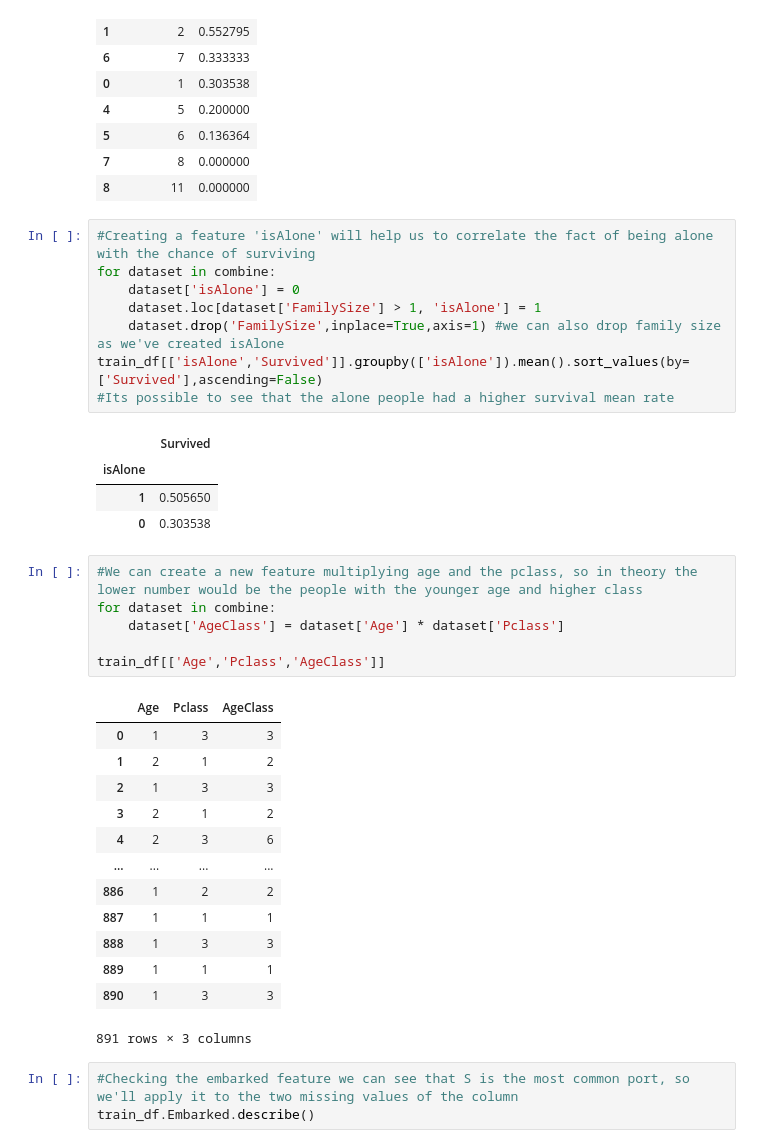
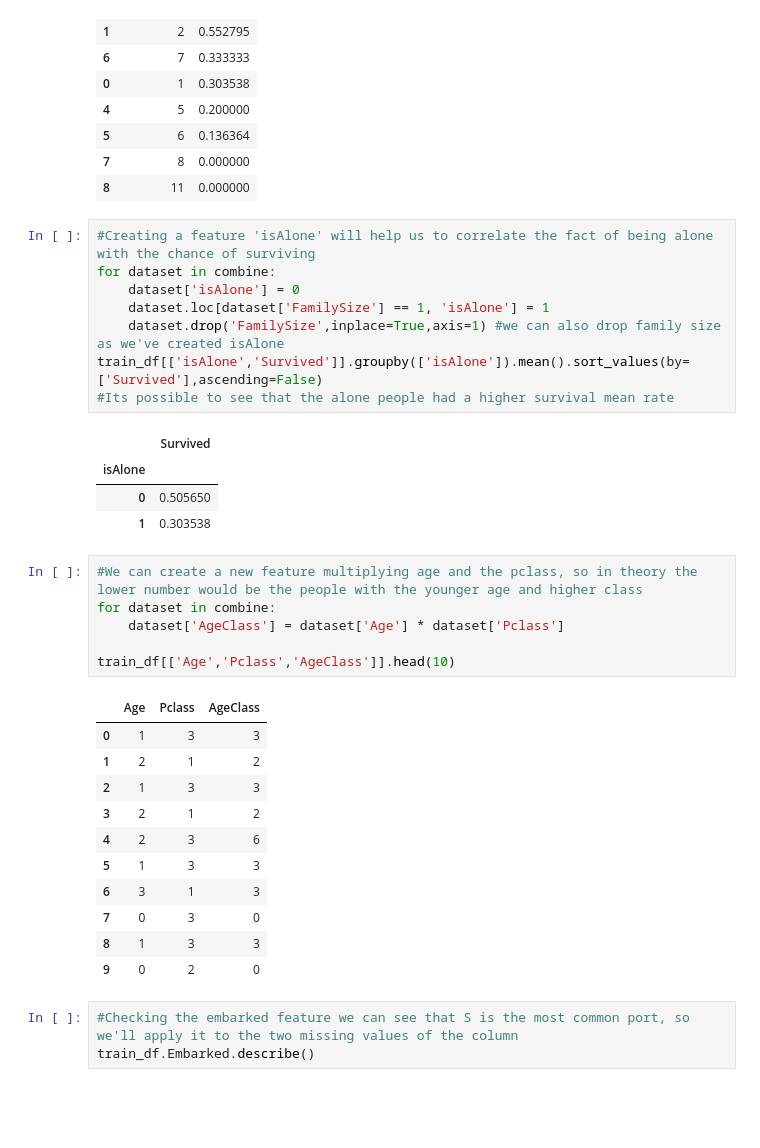
Before and after one commit to bkraffa/titanicpredictions, a Jupyter notebook: titanickaggle.ipynb, the cells around one changed output. Drawn from its saved outputs; the diff is of its cells as text; blank space fills up the shorter version.

```diff
--- a/titanickaggle.ipynb
+++ b/titanickaggle.ipynb
@@ -468,35 +469,33 @@ train_df[['FamilySize','Survived']].groupby(['FamilySize'], as_index=False).mean
 #Creating a feature 'isAlone' will help us to correlate the fact of being alone with the chance of surviving
 for dataset in combine:
     dataset['isAlone'] = 0
-    dataset.loc[dataset['FamilySize'] > 1, 'isAlone'] = 1
+    dataset.loc[dataset['FamilySize'] == 1, 'isAlone'] = 1
     dataset.drop('FamilySize',inplace=True,axis=1) #we can also drop family size as we've created isAlone
 train_df[['isAlone','Survived']].groupby(['isAlone']).mean().sort_values(by=['Survived'],ascending=False)
 #Its possible to see that the alone people had a higher survival mean rate
 # %% [output]
 |  | Survived |
 | isAlone |  |
-| 1 | 0.505650 |
-| 0 | 0.303538 |
+| 0 | 0.505650 |
+| 1 | 0.303538 |
 # %%
 #We can create a new feature multiplying age and the pclass, so in theory the lower number would be the people with the younger age and higher class
 for dataset in combine:
     dataset['AgeClass'] = dataset['Age'] * dataset['Pclass']
 
-train_df[['Age','Pclass','AgeClass']]
+train_df[['Age','Pclass','AgeClass']].head(10)
 # %% [output]
 |  | Age | Pclass | AgeClass |
 | 0 | 1 | 3 | 3 |
 | 1 | 2 | 1 | 2 |
 | 2 | 1 | 3 | 3 |
 | 3 | 2 | 1 | 2 |
 | 4 | 2 | 3 | 6 |
-| ... | ... | ... | ... |
-| 886 | 1 | 2 | 2 |
-| 887 | 1 | 1 | 1 |
-| 888 | 1 | 3 | 3 |
-| 889 | 1 | 1 | 1 |
-| 890 | 1 | 3 | 3 |
+| 5 | 1 | 3 | 3 |
+| 6 | 3 | 1 | 3 |
+| 7 | 0 | 3 | 0 |
+| 8 | 1 | 3 | 3 |
+| 9 | 0 | 2 | 0 |
-891 rows × 3 columns
 # %%
 #Checking the embarked feature we can see that S is the most common port, so we'll apply it to the two missing values of the column
 train_df.Embarked.describe()
```
Also changed, not shown: parts of 20 cells of this notebook, 4 other files.
